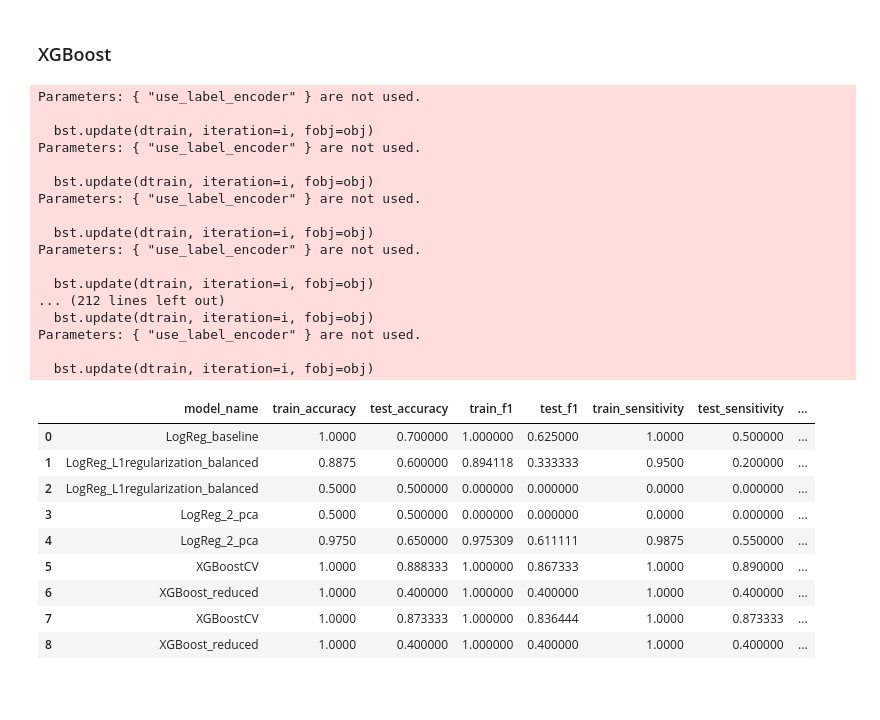
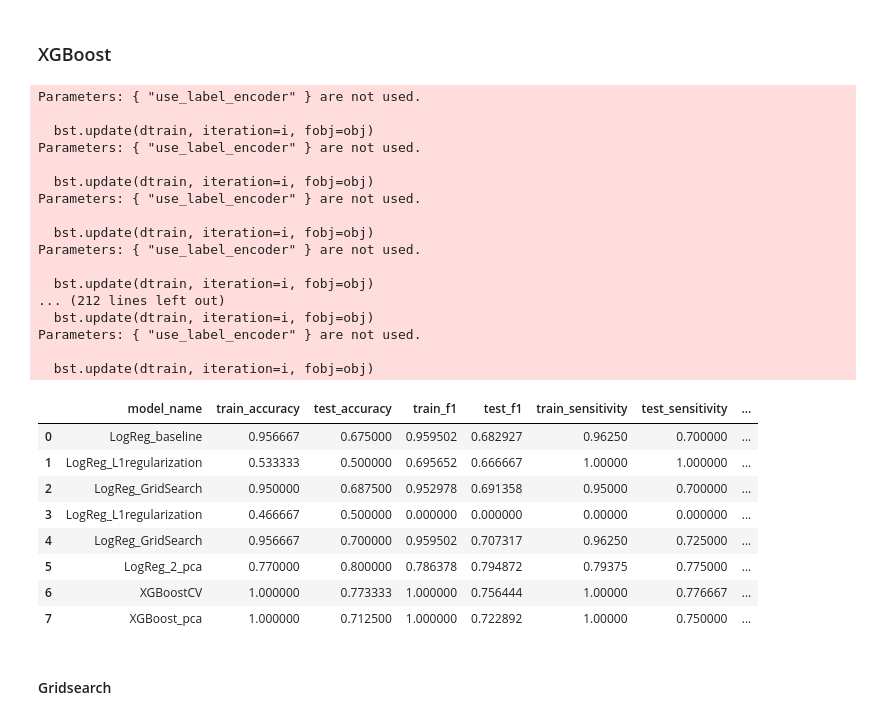
Before and after one commit to sonydata/EEG_Epilepsy_Classification, a Jupyter notebook: ml_baseline_models.ipynb, the cells around one changed output. Saved outputs shown, nothing was run; the diff lists cells and outputs as text; code cells hidden in the pictures; blank space fills up the shorter version.

```diff
--- a/ml_baseline_models.ipynb
+++ b/ml_baseline_models.ipynb
@@ -201,7 +208,7 @@ L2 regularization (Ridge) to address overfitting
 classifier_L2 = LogisticRegression(
     penalty='l1',           # Lasso regularization
     C=0.01,                  # Smaller C = stronger regularization
-    solver='saga',         # or 'saga' for large data
+    solver='liblinear',         # or 'saga' for large data
     max_iter=1000,
     random_state=42,
 )
@@ -213,4 +220,5 @@ Y_train_pred = classifier_L2.predict(X_train_transformed)
 Y_test_pred = classifier_L2.predict(X_test_transformed)
 
 # Log performance
-results_df = log_model_performance("LogReg_L1regularization_balanced", Y_train, Y_train_pred, Y_test, Y_test_pred, results_df)
+results_df = log_model_performance("LogReg_L1regularization", Y_train, Y_train_pred, Y_test, Y_test_pred, results_df)
+results_df
@@ -220,11 +234,13 @@ results_df = log_model_performance("LogReg_L1regularization_balanced", Y_train,
 from sklearn.model_selection import GridSearchCV
 
 param_grid = {
-    "C": [0.001, 0.01, 0.1, 0.5],       # Regularization strength
-    "penalty": ["l1", "l2"],               # Type of regularization
+    "C": [0.4, 0.5, 0.6, 0.7],       # Regularization strength
+    "penalty": ["l2"],               # Type of regularization
     "solver": ["liblinear"],              # Solver that supports both l1 and l2
-    "class_weight": ["balanced"]     # Handle class imbalance
 }
+
+# Best params 1: {'C': 0.5, 'class_weight': 'balanced', 'penalty': 'l2', 'solver': 'liblinear'}
+
 gridsearch = GridSearchCV(classifier, param_grid = param_grid, cv = 3)
 gridsearch.fit(X_train_transformed, Y_train)
 
@@ -287,7 +276,7 @@ print(selected_features_df)
 # %%
 # Applying PCA
 from sklearn.decomposition import PCA
-pca = PCA(n_components=0.95)
+pca = PCA(n_components=0.90)
 X_train_pca = pca.fit_transform(X_train_transformed)
 X_test_pca = pca.transform(X_test_transformed)
 
@@ -441,7 +415,7 @@ Successfully installed xgboost-3.0.0
 ### XGBoost
 # %%
 from sklearn.model_selection import cross_validate, StratifiedKFold
-from sklearn.metrics import make_scorer, recall_score, precision_score, f1_score, accuracy_score, confusion_matrix
+from sklearn.metrics import make_scorer, recall_score, precision_score, f1_score, confusion_matrix
 from xgboost import XGBClassifier
 
 # --- Custom specificity scorer ---
@@ -460,9 +434,8 @@ scoring = {
     'specificity': make_scorer(specificity_score)
 }
 
+# --- Cross-validation ---
 cv = StratifiedKFold(n_splits=75, shuffle=True, random_state=42)
-
-# --- Cross-validation ---
 xgb_cv = XGBClassifier(use_label_encoder=False, eval_metric='logloss')
 cv_scores = cross_validate(
     xgb_cv,
@@ -489,40 +462,41 @@ results_df = pd.concat([results_df, pd.DataFrame([{
 # --- Train on full train set + predict ---
 xgboost = XGBClassifier(use_label_encoder=False, eval_metric='logloss')
 xgboost.fit(X_train_pca, Y_train)
 
 Y_train_pred = xgboost.predict(X_train_pca)
 Y_test_pred = xgboost.predict(X_test_pca)
 
 # --- Log actual predictions ---
-results_df = log_model_performance("XGBoost_reduced", Y_train, Y_train_pred, Y_test, Y_test_pred, results_df)
+results_df = log_model_performance("XGBoost_pca", Y_train, Y_train_pred, Y_test, Y_test_pred, results_df)
 
 # --- Final results ---
 results_df
 # %% [output]
 Parameters: { "use_label_encoder" } are not used.
 
   bst.update(dtrain, iteration=i, fobj=obj)
 Parameters: { "use_label_encoder" } are not used.
 
   bst.update(dtrain, iteration=i, fobj=obj)
 Parameters: { "use_label_encoder" } are not used.
 
   bst.update(dtrain, iteration=i, fobj=obj)
 Parameters: { "use_label_encoder" } are not used.
 
   bst.update(dtrain, iteration=i, fobj=obj)
 ... (212 lines left out)
   bst.update(dtrain, iteration=i, fobj=obj)
 Parameters: { "use_label_encoder" } are not used.
 
   bst.update(dtrain, iteration=i, fobj=obj)
 |  | model_name | train_accuracy | test_accuracy | train_f1 | test_f1 | train_sensitivity | test_sensitivity | ... |
-| 0 | LogReg_baseline | 1.0000 | 0.700000 | 1.000000 | 0.625000 | 1.0000 | 0.500000 | ... |
-| 1 | LogReg_L1regularization_balanced | 0.8875 | 0.600000 | 0.894118 | 0.333333 | 0.9500 | 0.200000 | ... |
-| 2 | LogReg_L1regularization_balanced | 0.5000 | 0.500000 | 0.000000 | 0.000000 | 0.0000 | 0.000000 | ... |
-| 3 | LogReg_2_pca | 0.5000 | 0.500000 | 0.000000 | 0.000000 | 0.0000 | 0.000000 | ... |
-| 4 | LogReg_2_pca | 0.9750 | 0.650000 | 0.975309 | 0.611111 | 0.9875 | 0.550000 | ... |
-| 5 | XGBoostCV | 1.0000 | 0.888333 | 1.000000 | 0.867333 | 1.0000 | 0.890000 | ... |
-| 6 | XGBoost_reduced | 1.0000 | 0.400000 | 1.000000 | 0.400000 | 1.0000 | 0.400000 | ... |
-| 7 | XGBoostCV | 1.0000 | 0.873333 | 1.000000 | 0.836444 | 1.0000 | 0.873333 | ... |
-| 8 | XGBoost_reduced | 1.0000 | 0.400000 | 1.000000 | 0.400000 | 1.0000 | 0.400000 | ... |
+| 0 | LogReg_baseline | 0.956667 | 0.675000 | 0.959502 | 0.682927 | 0.96250 | 0.700000 | ... |
+| 1 | LogReg_L1regularization | 0.533333 | 0.500000 | 0.695652 | 0.666667 | 1.00000 | 1.000000 | ... |
+| 2 | LogReg_GridSearch | 0.950000 | 0.687500 | 0.952978 | 0.691358 | 0.95000 | 0.700000 | ... |
+| 3 | LogReg_L1regularization | 0.466667 | 0.500000 | 0.000000 | 0.000000 | 0.00000 | 0.000000 | ... |
+| 4 | LogReg_GridSearch | 0.956667 | 0.700000 | 0.959502 | 0.707317 | 0.96250 | 0.725000 | ... |
+| 5 | LogReg_2_pca | 0.770000 | 0.800000 | 0.786378 | 0.794872 | 0.79375 | 0.775000 | ... |
+| 6 | XGBoostCV | 1.000000 | 0.773333 | 1.000000 | 0.756444 | 1.00000 | 0.776667 | ... |
+| 7 | XGBoost_pca | 1.000000 | 0.712500 | 1.000000 | 0.722892 | 1.00000 | 0.750000 | ... |
+# %% [markdown]
+#### Gridsearch
```
Also changed, not shown: parts of 49 cells of this notebook, 2 other files.
